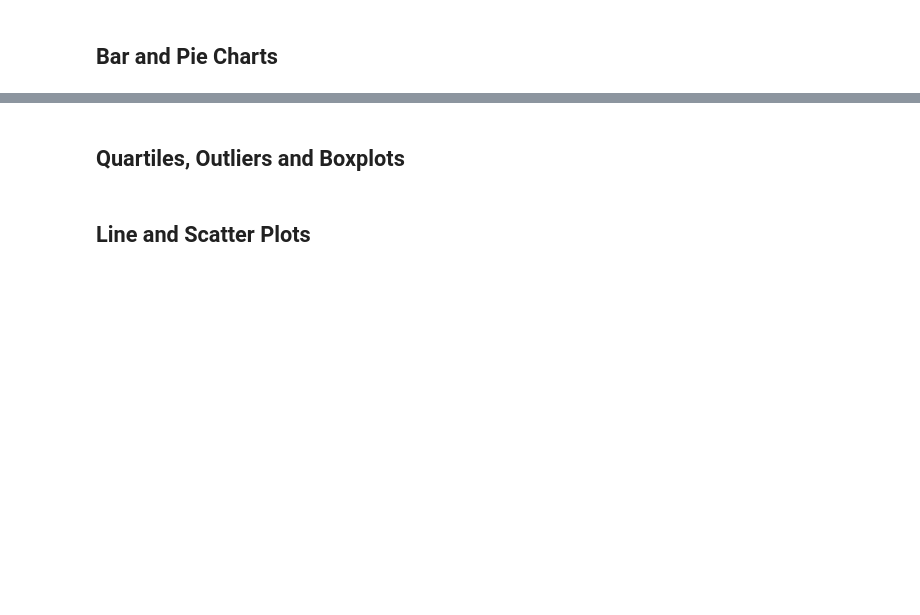
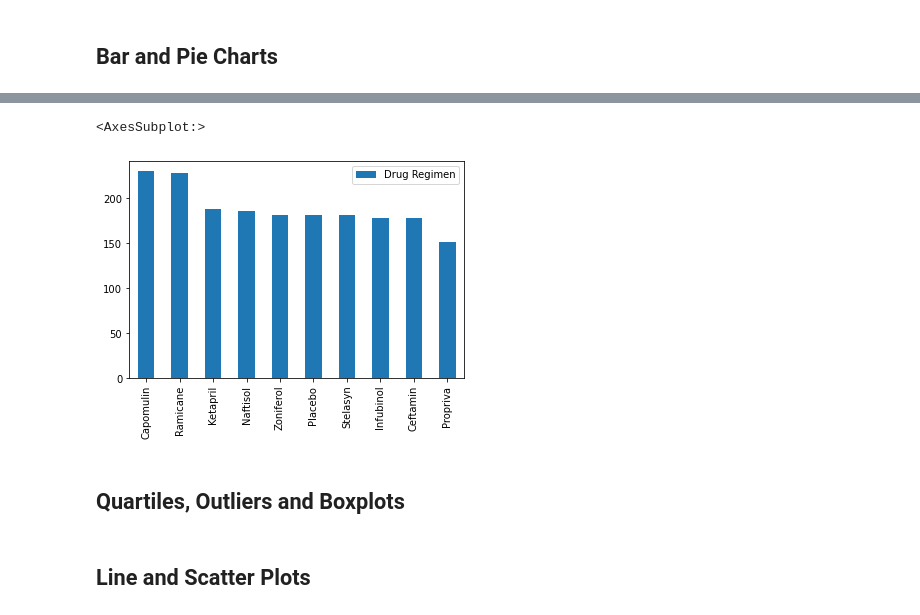
Before and after one commit to patrickfspring/A-Pharamaceuticals-Study-of-Anti-Cancer-Drugs-using-Matplotlib, a Jupyter notebook: Pymaceuticals/pymaceuticals_starter.ipynb, the cells around one changed output, grey strips where cells are left out. Drawn from its saved outputs; the diff is of its cells as text; code cells hidden in the pictures; blank space fills up the shorter version.

```diff
--- a/Pymaceuticals/pymaceuticals_starter.ipynb
+++ b/Pymaceuticals/pymaceuticals_starter.ipynb
@@ -122,2 +133,9 @@ mouse_metadata[["Tumor Volume (mm3)", "Drug Regimen"]].describe(include='all')
 # %%
-# Generate a bar plot showing the total number of unique mice tested on each drug regimen using pandas.
+# Generate a bar plot showing the total number of unique mice tested on each drug regimen using pyplot.
+
+unique_mice_tested_df.plot(kind='bar',y='Drug Regimen')
+#set_xlabel('Drug Regimens')
+#set_title('Total of Unique Mice tested per Drug Regimen')
+# %% [output]
+<AxesSubplot:>
+[figure, added]
```
Also changed, not shown: parts of 10 cells of this notebook.
